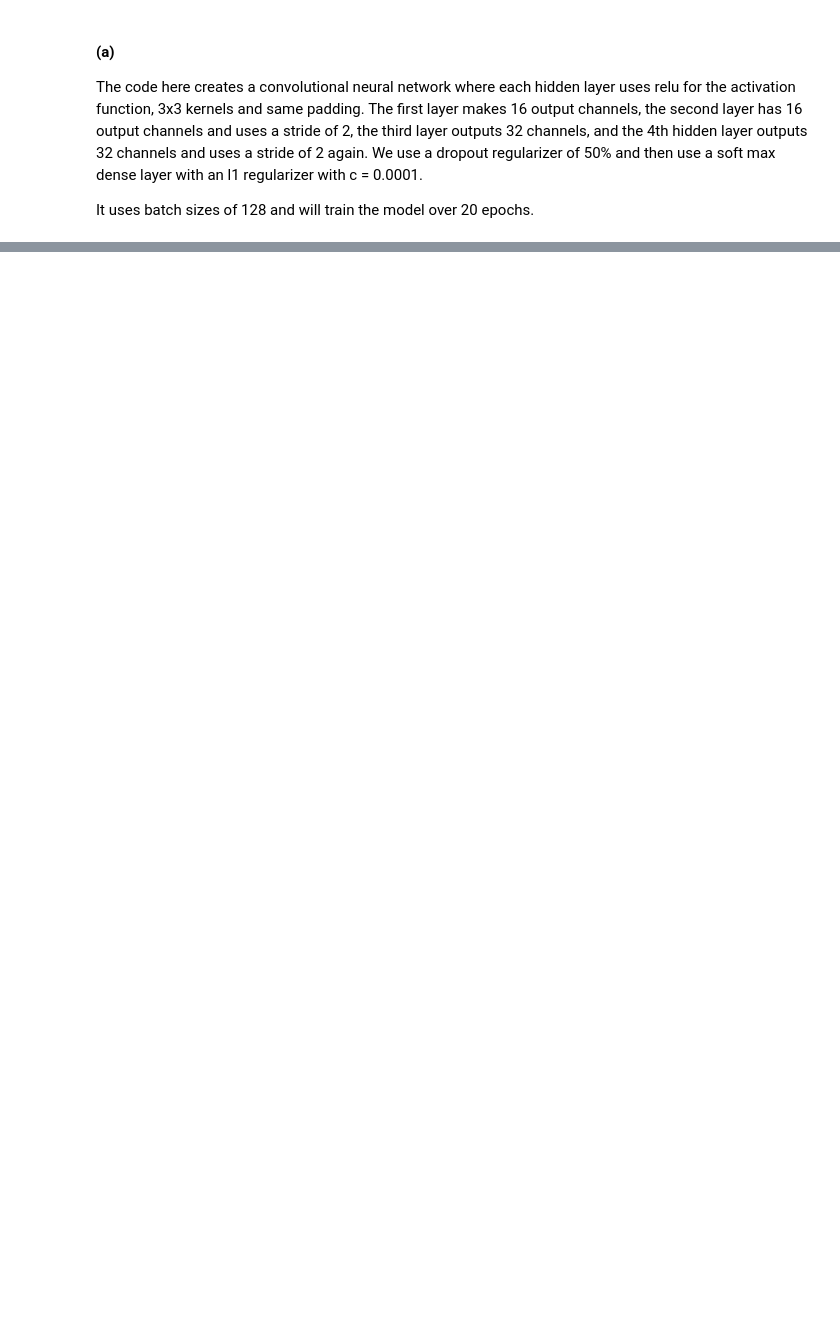
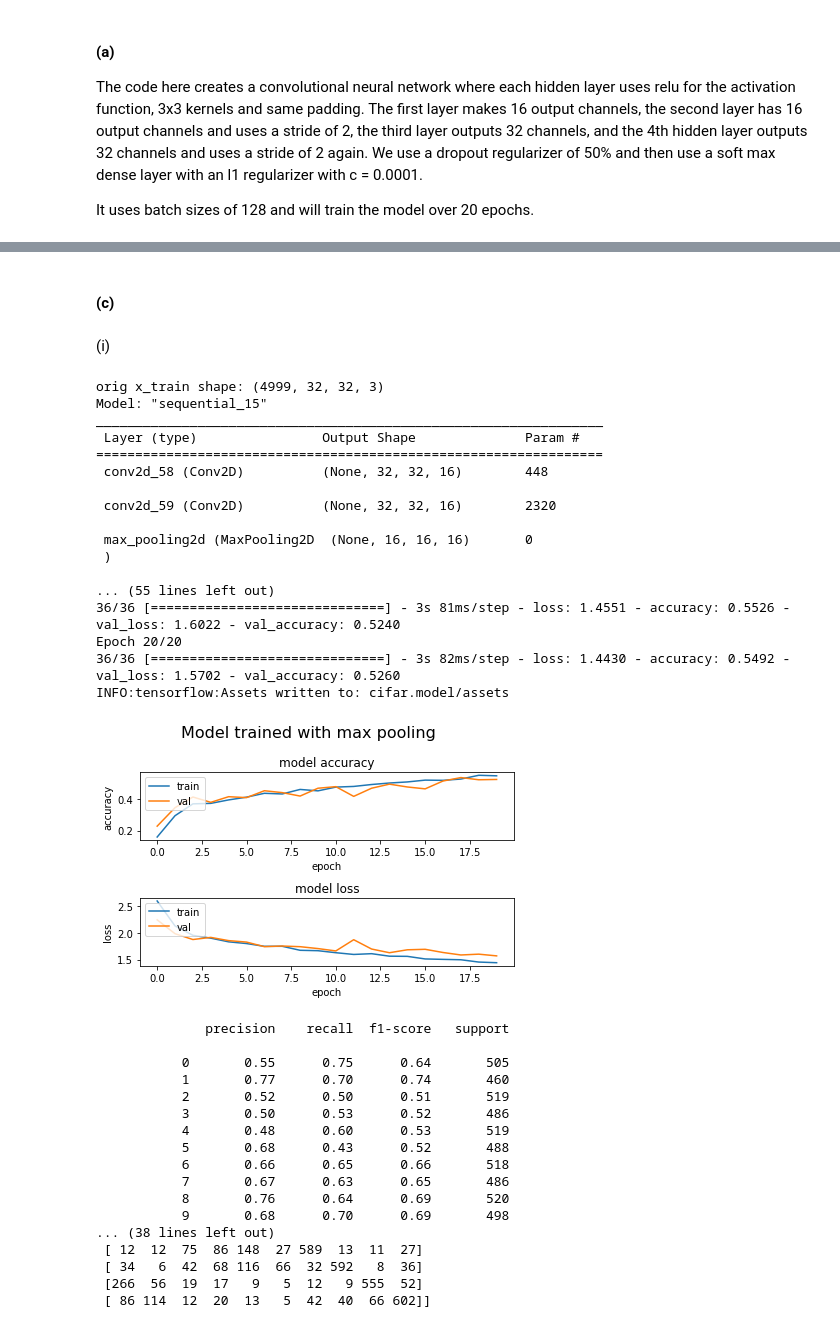
Before and after one commit to BrendanJobus/school, a Jupyter notebook: 4thYear/MachineLearning/Assignment4/note.ipynb, the cells around one changed output, grey strips where cells are left out. Drawn from its saved outputs; the diff is of its cells as text; code cells hidden in the pictures; blank space fills up the shorter version.

```diff
--- a/4thYear/MachineLearning/Assignment4/note.ipynb
+++ b/4thYear/MachineLearning/Assignment4/note.ipynb
@@ -185,0 +473,42 @@ print(confusion_matrix(y_test1,y_pred))
+# %% [markdown]
+#### (c)
+# %% [markdown]
+(i)
+# %%
+runModel(pool=True, title=f'Model trained with max pooling')
+# %% [output]
+orig x_train shape: (4999, 32, 32, 3)
+Model: "sequential_15"
+_________________________________________________________________
+ Layer (type)                Output Shape              Param #
+=================================================================
+ conv2d_58 (Conv2D)          (None, 32, 32, 16)        448
+
+ conv2d_59 (Conv2D)          (None, 32, 32, 16)        2320
+
+ max_pooling2d (MaxPooling2D  (None, 16, 16, 16)       0
+ )
+
+... (55 lines left out)
+36/36 [==============================] - 3s 81ms/step - loss: 1.4551 - accuracy: 0.5526 - val_loss: 1.6022 - val_accuracy: 0.5240
+Epoch 20/20
+36/36 [==============================] - 3s 82ms/step - loss: 1.4430 - accuracy: 0.5492 - val_loss: 1.5702 - val_accuracy: 0.5260
+INFO:tensorflow:Assets written to: cifar.model/assets
+[figure, added]
+              precision    recall  f1-score   support
+
+           0       0.55      0.75      0.64       505
+           1       0.77      0.70      0.74       460
+           2       0.52      0.50      0.51       519
+           3       0.50      0.53      0.52       486
+           4       0.48      0.60      0.53       519
+           5       0.68      0.43      0.52       488
+           6       0.66      0.65      0.66       518
+           7       0.67      0.63      0.65       486
+           8       0.76      0.64      0.69       520
+           9       0.68      0.70      0.69       498
+... (38 lines left out)
+ [ 12  12  75  86 148  27 589  13  11  27]
+ [ 34   6  42  68 116  66  32 592   8  36]
+ [266  56  19  17   9   5  12   9 555  52]
+ [ 86 114  12  20  13   5  42  40  66 602]]
```
Also changed, not shown: parts of 14 cells of this notebook, 1 other file.
